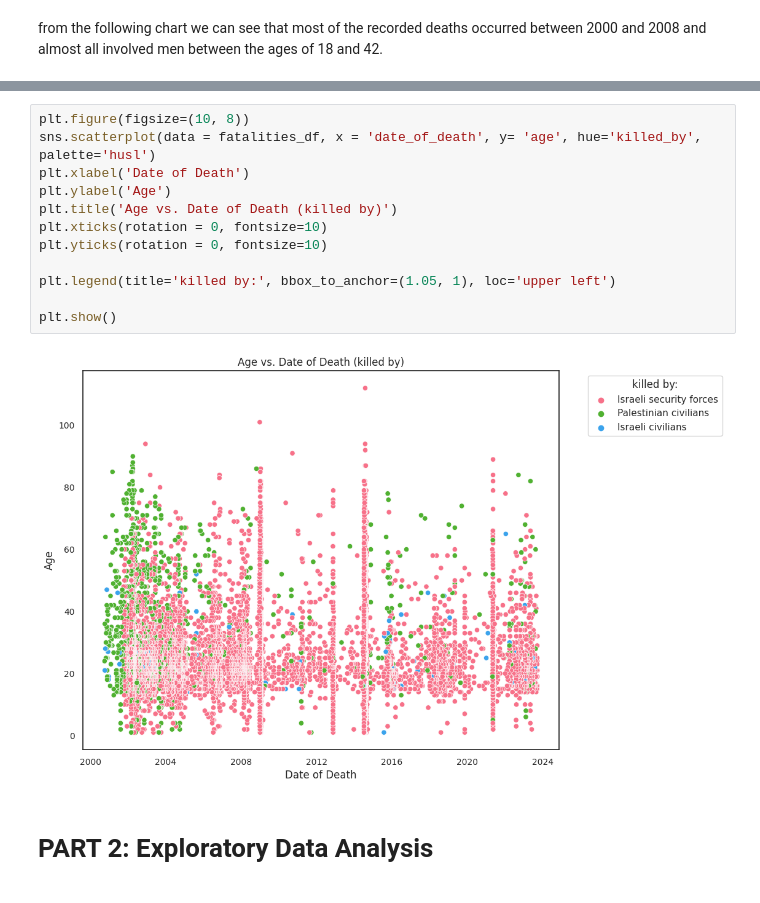
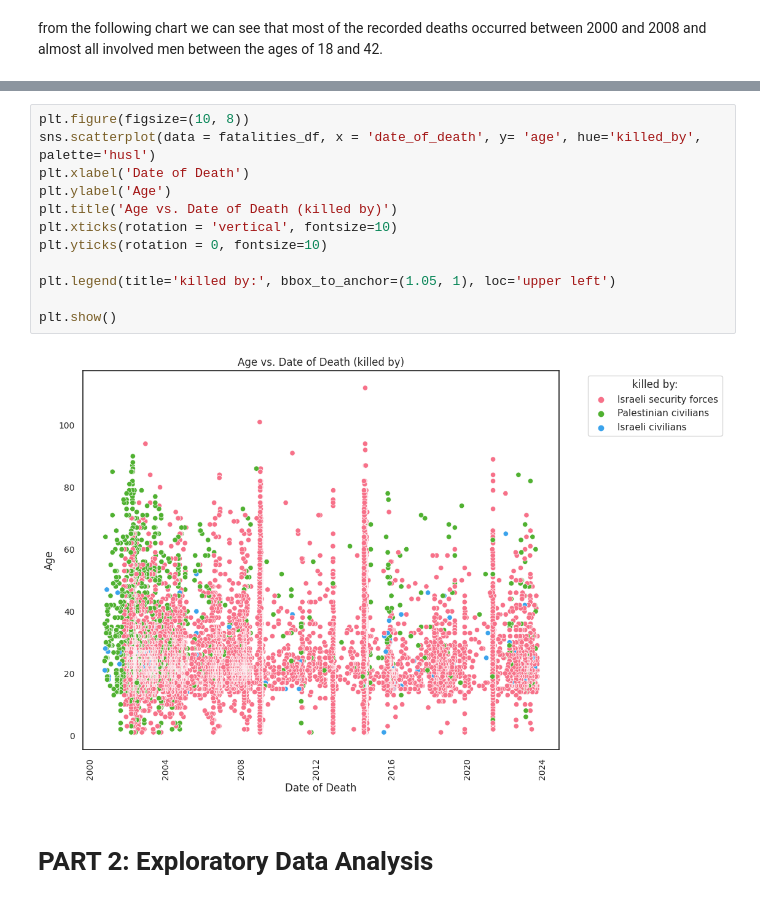
Before and after one commit to exdsgift/IPC-MideastAnalytics, a Jupyter notebook: Fatalities_Project.ipynb, the cells around one changed output, grey strips where cells are left out. Saved outputs shown, nothing was run; the diff lists cells and outputs as text.

```diff
--- a/Fatalities_Project.ipynb
+++ b/Fatalities_Project.ipynb
@@ -320,17 +320,17 @@ plt.show()
 # %%
 plt.figure(figsize=(10, 8))
 sns.scatterplot(data = fatalities_df, x = 'date_of_death', y= 'age', hue='killed_by', palette='husl')
 plt.xlabel('Date of Death')
 plt.ylabel('Age')
 plt.title('Age vs. Date of Death (killed by)')
-plt.xticks(rotation = 0, fontsize=10)
+plt.xticks(rotation = 'vertical', fontsize=10)
 plt.yticks(rotation = 0, fontsize=10)
 
 plt.legend(title='killed by:', bbox_to_anchor=(1.05, 1), loc='upper left')
 
 plt.show()
 # %% [output]
-[figure, old version]
+[figure, new version]
 # %% [markdown]
 # **PART 2:** Exploratory Data Analysis
 # %% [markdown]
```
Also changed, not shown: parts of 13 cells of this notebook.
